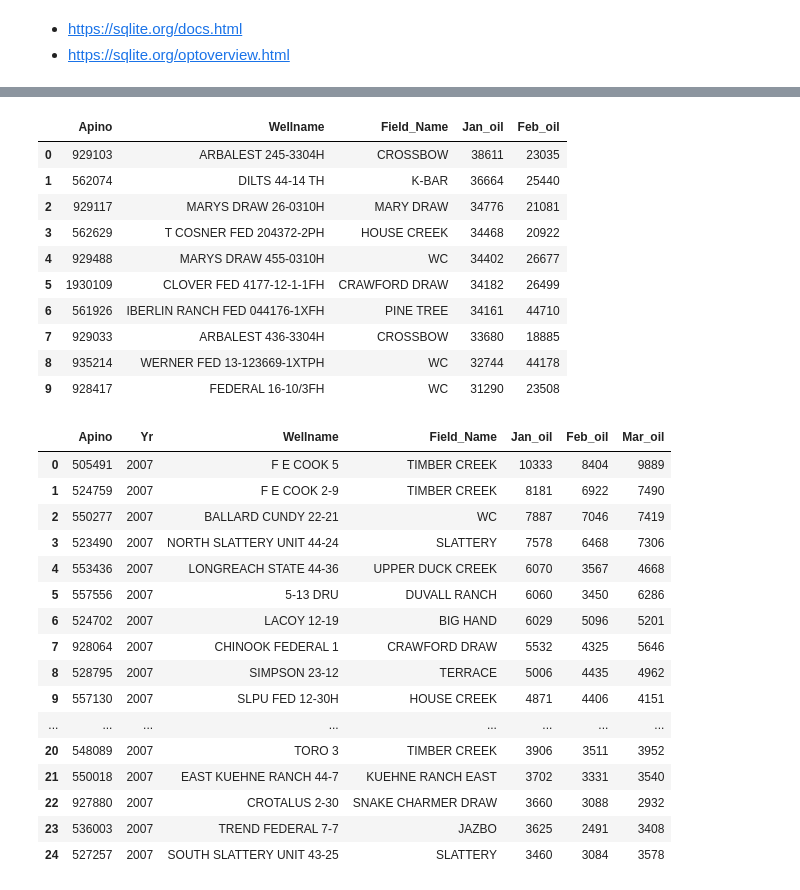
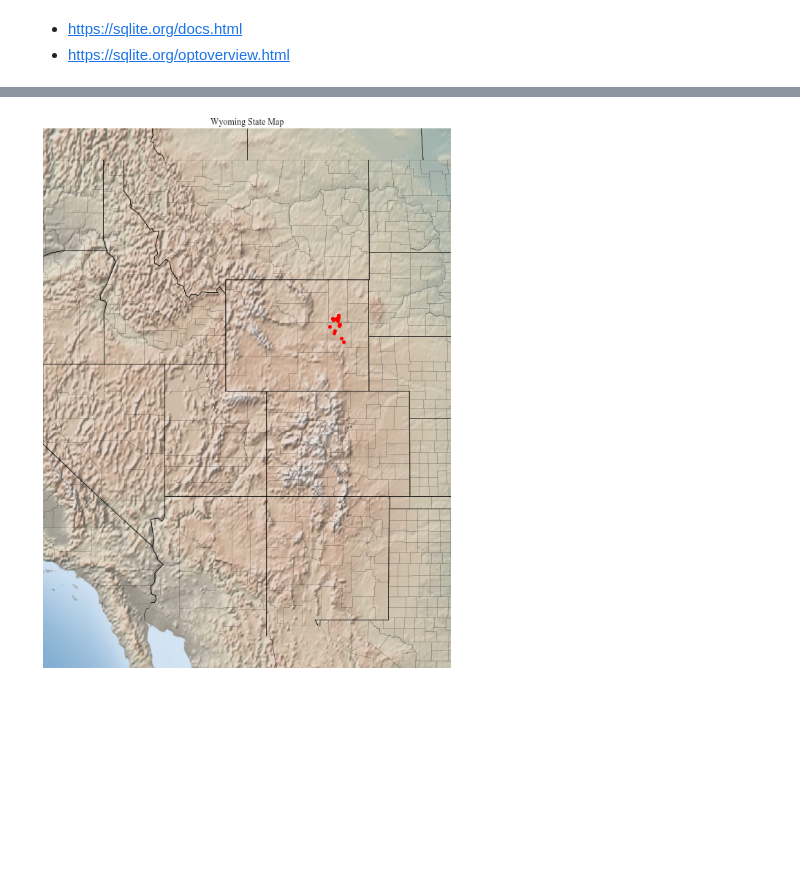
Before and after one commit to ayush1202/BigDataMeetup, a Jupyter notebook: QueryPowderBasin.ipynb, the cells around one changed output, grey strips where cells are left out. Cells and saved outputs as stored; diff of their text form; code cells hidden in the pictures; blank space fills up the shorter version.

```diff
--- a/QueryPowderBasin.ipynb
+++ b/QueryPowderBasin.ipynb
@@ -46,44 +54,0 @@ print(col)
-# %%
-data2 = pd.read_sql_query('''
-                SELECT Apino, Wellname, Field_name, Jan_oil, Feb_oil
-                FROM Production
-                ORDER BY Jan_Oil DESC;''', conn)
-data2.head(10)
-# %% [output]
-|  | Apino | Wellname | Field_Name | Jan_oil | Feb_oil |
-| 0 | 929103 | ARBALEST 245-3304H | CROSSBOW | 38611 | 23035 |
-| 1 | 562074 | DILTS 44-14 TH | K-BAR | 36664 | 25440 |
-| 2 | 929117 | MARYS DRAW 26-0310H | MARY DRAW | 34776 | 21081 |
-| 3 | 562629 | T COSNER FED 204372-2PH | HOUSE CREEK | 34468 | 20922 |
-| 4 | 929488 | MARYS DRAW 455-0310H | WC | 34402 | 26677 |
-| 5 | 1930109 | CLOVER FED 4177-12-1-1FH | CRAWFORD DRAW | 34182 | 26499 |
-| 6 | 561926 | IBERLIN RANCH FED 044176-1XFH | PINE TREE | 34161 | 44710 |
-| 7 | 929033 | ARBALEST 436-3304H | CROSSBOW | 33680 | 18885 |
-| 8 | 935214 | WERNER FED 13-123669-1XTPH | WC | 32744 | 44178 |
-| 9 | 928417 | FEDERAL 16-10/3FH | WC | 31290 | 23508 |
-# %%
-data3 = pd.read_sql_query('''
-                        SELECT Apino, Yr, Wellname, Field_name, Jan_oil, Feb_oil, Mar_oil
-                        FROM Production
-                        WHERE Yr = '2007'
-                        ORDER BY Jan_oil DESC
-                        LIMIT 25;''', conn)
-data3
-# %% [output]
-|  | Apino | Yr | Wellname | Field_Name | Jan_oil | Feb_oil | Mar_oil |
-| 0 | 505491 | 2007 | F E COOK 5 | TIMBER CREEK | 10333 | 8404 | 9889 |
-| 1 | 524759 | 2007 | F E COOK 2-9 | TIMBER CREEK | 8181 | 6922 | 7490 |
-| 2 | 550277 | 2007 | BALLARD CUNDY 22-21 | WC | 7887 | 7046 | 7419 |
-| 3 | 523490 | 2007 | NORTH SLATTERY UNIT 44-24 | SLATTERY | 7578 | 6468 | 7306 |
-| 4 | 553436 | 2007 | LONGREACH STATE 44-36 | UPPER DUCK CREEK | 6070 | 3567 | 4668 |
-| 5 | 557556 | 2007 | 5-13 DRU | DUVALL RANCH | 6060 | 3450 | 6286 |
-| 6 | 524702 | 2007 | LACOY 12-19 | BIG HAND | 6029 | 5096 | 5201 |
-| 7 | 928064 | 2007 | CHINOOK FEDERAL 1 | CRAWFORD DRAW | 5532 | 4325 | 5646 |
-| 8 | 528795 | 2007 | SIMPSON 23-12 | TERRACE | 5006 | 4435 | 4962 |
-| 9 | 557130 | 2007 | SLPU FED 12-30H | HOUSE CREEK | 4871 | 4406 | 4151 |
-| ... | ... | ... | ... | ... | ... | ... | ... |
-| 20 | 548089 | 2007 | TORO 3 | TIMBER CREEK | 3906 | 3511 | 3952 |
-| 21 | 550018 | 2007 | EAST KUEHNE RANCH 44-7 | KUEHNE RANCH EAST | 3702 | 3331 | 3540 |
-| 22 | 927880 | 2007 | CROTALUS 2-30 | SNAKE CHARMER DRAW | 3660 | 3088 | 2932 |
-| 23 | 536003 | 2007 | TREND FEDERAL 7-7 | JAZBO | 3625 | 2491 | 3408 |
-| 24 | 527257 | 2007 | SOUTH SLATTERY UNIT 43-25 | SLATTERY | 3460 | 3084 | 3578 |
@@ -89,0 +62,23 @@ data3
+# %%
+# Install using this command -> conda install -c conda-forge basemap
+from mpl_toolkits.basemap import Basemap
+lon = data_top25.Lon.values # remove the index column
+lat = data_top25.Lat.values # remove the index column
+
+plt.figure(figsize=(10,15))
+m = Basemap(projection='merc',llcrnrlat=30,urcrnrlat=50,\
+            llcrnrlon=-120,urcrnrlon=-100,lat_ts=20,resolution='l')
+
+m.shadedrelief()
+m.drawcounties(linewidth=0.1, linestyle='solid', color='k', antialiased=1, facecolor='none', ax=None, zorder=None, drawbounds=False)
+m.drawstates(linewidth=0.5, linestyle='solid', color='k', antialiased=1, ax=None, zorder=None)
+
+#m.readshapefile(shapefile=r'C:\Users\ayush\Desktop\WOGCC\WY Shape Files\tl_2013_56_cousub',name = m)
+
+plt.title("Wyoming State Map",fontname="Times New Roman",fontweight="bold")
+
+x,y = m(lon, lat)
+m.plot(x,y, 'ro', markersize=5, alpha=1, zorder=1)
+plt.show()
+# %% [output]
+[figure, added]
```
Also changed, not shown: parts of 21 cells of this notebook.
